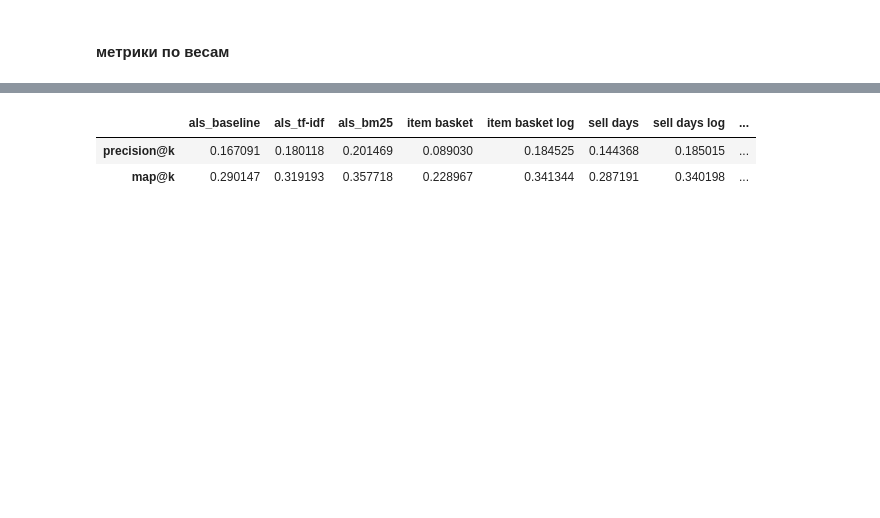
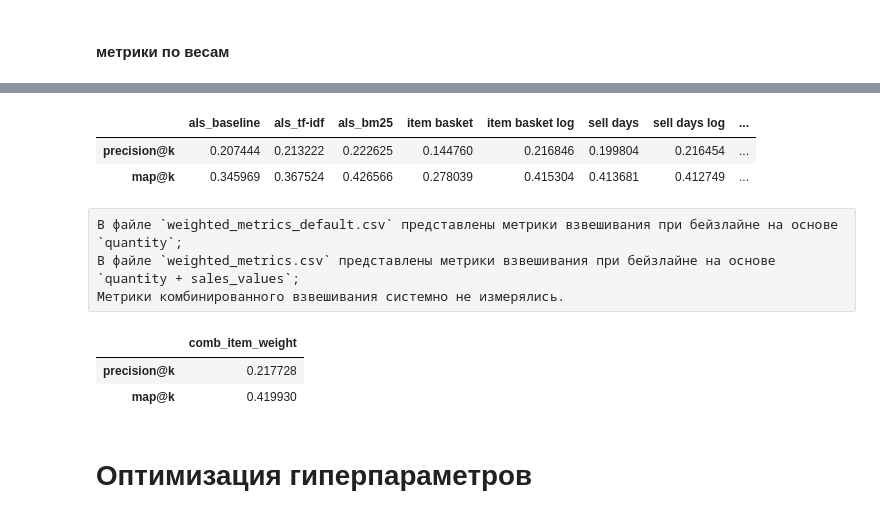
Before and after one commit to j2cry/gb_recommends, a Jupyter notebook: hw3/hw3.ipynb, the cells around one changed output, grey strips where cells are left out. Saved outputs shown, nothing was run; the diff lists cells and outputs as text; code cells hidden in the pictures; blank space fills up the shorter version.

Commit message:
hw3: metrics recalc

```diff
--- a/hw3/hw3.ipynb
+++ b/hw3/hw3.ipynb
@@ -179,7 +179,7 @@ CPU times: user 239 ms, sys: 196 ms, total: 435 ms
 Wall time: 1.14 s
 [6534178, 6533889, 6534166, 6544236, 1404121, 397896, 1426702]
 # %%
-# %%time
-# # берем топ5000 по оценке популярности товара
-# top5k = popularity_measure(train, ['quantity', 'sales_value'], beta=[1., 1.], k=5000, add_target='popularity', scaler=StandardScaler)
-# top5k[:7]
+%%time
+# берем топ5000 по оценке популярности товара
+top5k = popularity_measure(train, ['quantity', 'sales_value'], beta=[1., 1.], k=5000, add_target='popularity', scaler=StandardScaler)
+top5k[:7]
@@ -412,6 +425,19 @@ Wall time: 5min 42s
 # %%
-compare_metrics(result, 'weighted_metrics_default.csv')
+compare_metrics(result)
 # %% [output]
 |  | als_baseline | als_tf-idf | als_bm25 | item basket | item basket log | sell days | sell days log | ... |
-| precision@k | 0.167091 | 0.180118 | 0.201469 | 0.089030 | 0.184525 | 0.144368 | 0.185015 | ... |
-| map@k | 0.290147 | 0.319193 | 0.357718 | 0.228967 | 0.341344 | 0.287191 | 0.340198 | ... |
+| precision@k | 0.207444 | 0.213222 | 0.222625 | 0.144760 | 0.216846 | 0.199804 | 0.216454 | ... |
+| map@k | 0.345969 | 0.367524 | 0.426566 | 0.278039 | 0.415304 | 0.413681 | 0.412749 | ... |
+# %% [raw]
+В файле `weighted_metrics_default.csv` представлены метрики взвешивания при бейзлайне на основе `quantity`;
+В файле `weighted_metrics.csv` представлены метрики взвешивания при бейзлайне на основе `quantity + sales_values`;
+Метрики комбинированного взвешивания системно не измерялись.
+# %%
+# метрика для комбинированных весов товаров
+compare_metrics(check_model(apply_weights(user_item_matrix, (comb_item_weight,), ('item',), top5k)[0], model_params, recommender_params, true_values.copy(), 'comb_item_weight'))
+# %% [output]
+|  | comb_item_weight |
+| precision@k | 0.217728 |
+| map@k | 0.419930 |
+# %% [markdown]
+# Оптимизация гиперпараметров
```
Also changed, not shown: parts of 17 cells of this notebook, 2 other files.
